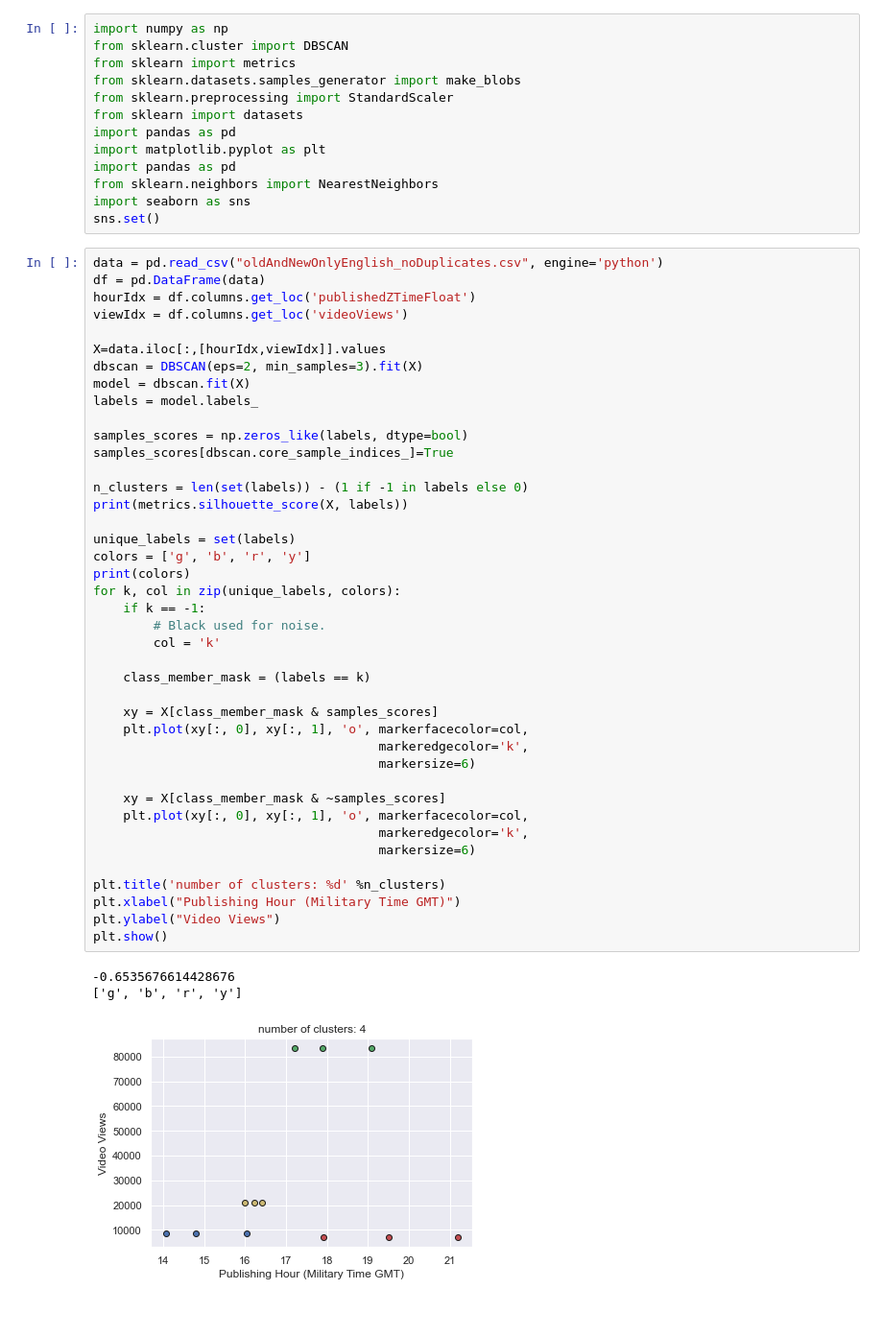
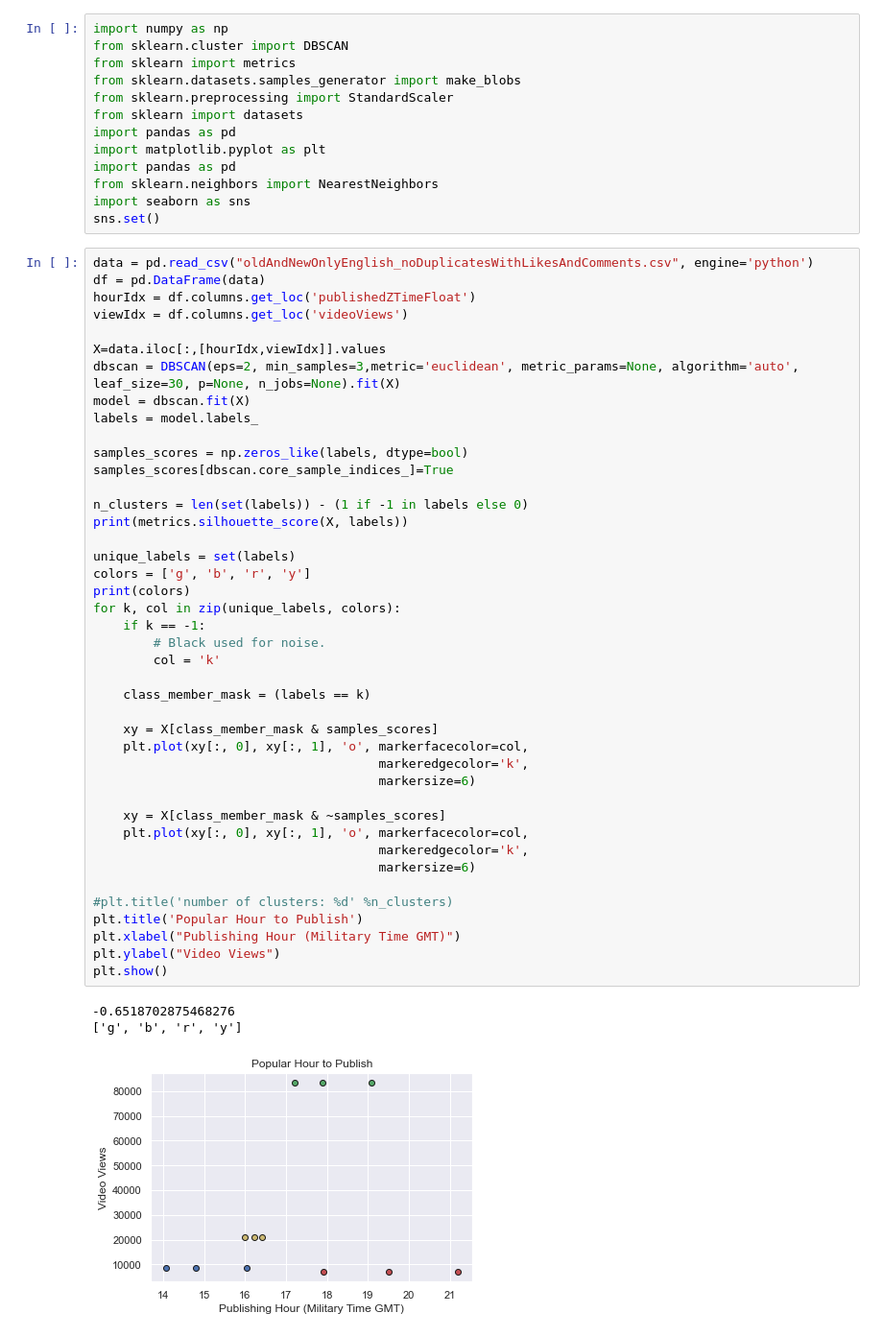
Before and after one commit to shyam100v/cs4641Project, a Jupyter notebook: DBSCAN_publishingHour.ipynb, the cells around one changed output. Shown: that part at 96% size. Cells and saved outputs as stored; diff of their text form.

```diff
--- a/DBSCAN_publishingHour.ipynb
+++ b/DBSCAN_publishingHour.ipynb
@@ -12,13 +12,13 @@ from sklearn.neighbors import NearestNeighbors
 import seaborn as sns
 sns.set()
 # %%
-data = pd.read_csv("oldAndNewOnlyEnglish_noDuplicates.csv", engine='python')
+data = pd.read_csv("oldAndNewOnlyEnglish_noDuplicatesWithLikesAndComments.csv", engine='python')
 df = pd.DataFrame(data)
 hourIdx = df.columns.get_loc('publishedZTimeFloat')
 viewIdx = df.columns.get_loc('videoViews')
 
 X=data.iloc[:,[hourIdx,viewIdx]].values
-dbscan = DBSCAN(eps=2, min_samples=3).fit(X)
+dbscan = DBSCAN(eps=2, min_samples=3,metric='euclidean', metric_params=None, algorithm='auto', leaf_size=30, p=None, n_jobs=None).fit(X)
 model = dbscan.fit(X)
 labels = model.labels_
 
@@ -26,33 +26,34 @@ samples_scores = np.zeros_like(labels, dtype=bool)
 samples_scores[dbscan.core_sample_indices_]=True
 
 n_clusters = len(set(labels)) - (1 if -1 in labels else 0)
 print(metrics.silhouette_score(X, labels))
 
 unique_labels = set(labels)
 colors = ['g', 'b', 'r', 'y']
 print(colors)
 for k, col in zip(unique_labels, colors):
     if k == -1:
         # Black used for noise.
         col = 'k'
 
     class_member_mask = (labels == k)
 
     xy = X[class_member_mask & samples_scores]
     plt.plot(xy[:, 0], xy[:, 1], 'o', markerfacecolor=col,
                                       markeredgecolor='k',
                                       markersize=6)
 
     xy = X[class_member_mask & ~samples_scores]
     plt.plot(xy[:, 0], xy[:, 1], 'o', markerfacecolor=col,
                                       markeredgecolor='k',
                                       markersize=6)
 
-plt.title('number of clusters: %d' %n_clusters)
+#plt.title('number of clusters: %d' %n_clusters)
+plt.title('Popular Hour to Publish')
 plt.xlabel("Publishing Hour (Military Time GMT)")
 plt.ylabel("Video Views")
 plt.show()
 # %% [output]
--0.6535676614428676
+-0.6518702875468276
 ['g', 'b', 'r', 'y']
-[figure, old version]
+[figure, new version]
```
Also changed, not shown: parts of 4 cells of this notebook.
